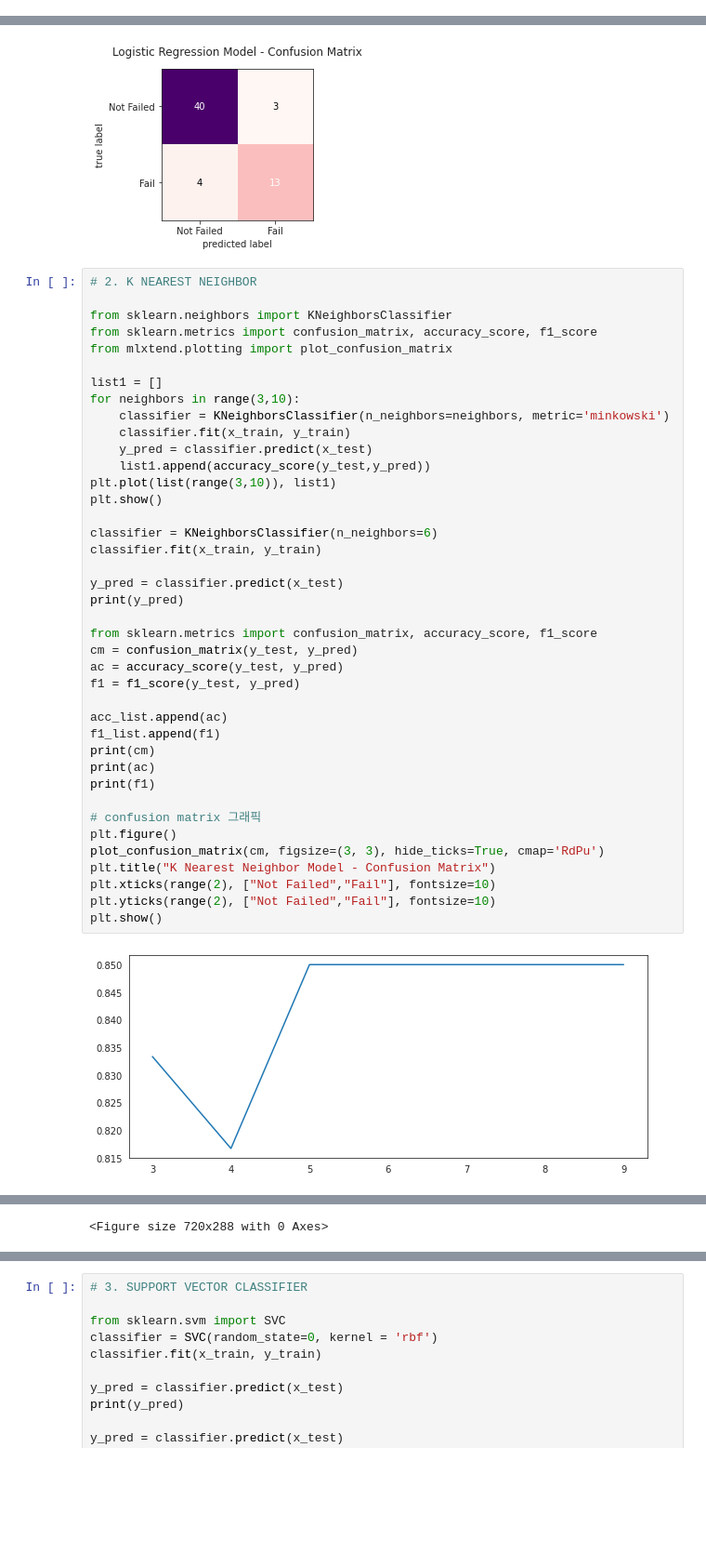
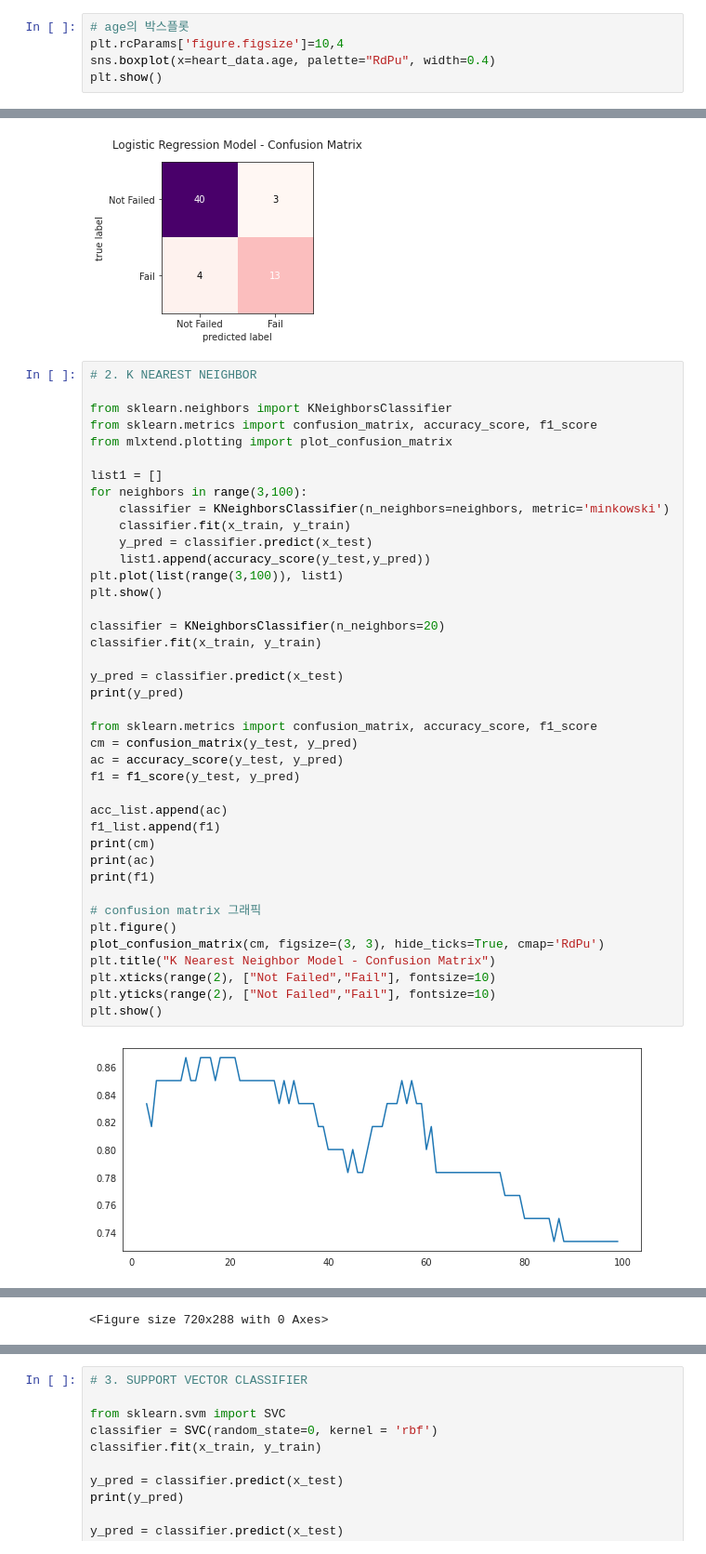
Before and after one commit to ggume/forgrad, a Jupyter notebook: for_grad.ipynb, the cells around one changed output, grey strips where cells are left out. Shown at 93% size. Saved outputs shown, nothing was run; the diff lists cells and outputs as text; blank space fills up the shorter version.

```diff
--- a/for_grad.ipynb
+++ b/for_grad.ipynb
@@ -188,3 +188,8 @@ sns.boxplot(x=heart_data.serum_creatinine, palette="RdPu", width=0.4)
 plt.show()
 # %% [output]
 [figure]
+# %%
+# age의 박스플롯
+plt.rcParams['figure.figsize']=10,4
+sns.boxplot(x=heart_data.age, palette="RdPu", width=0.4)
+plt.show()
@@ -420,37 +440,37 @@ from sklearn.metrics import confusion_matrix, accuracy_score, f1_score
 from mlxtend.plotting import plot_confusion_matrix
 
 list1 = []
-for neighbors in range(3,10):
+for neighbors in range(3,100):
     classifier = KNeighborsClassifier(n_neighbors=neighbors, metric='minkowski')
     classifier.fit(x_train, y_train)
     y_pred = classifier.predict(x_test)
     list1.append(accuracy_score(y_test,y_pred))
-plt.plot(list(range(3,10)), list1)
+plt.plot(list(range(3,100)), list1)
 plt.show()
 
-classifier = KNeighborsClassifier(n_neighbors=6)
+classifier = KNeighborsClassifier(n_neighbors=20)
 classifier.fit(x_train, y_train)
 
 y_pred = classifier.predict(x_test)
 print(y_pred)
 
 from sklearn.metrics import confusion_matrix, accuracy_score, f1_score
 cm = confusion_matrix(y_test, y_pred)
 ac = accuracy_score(y_test, y_pred)
 f1 = f1_score(y_test, y_pred)
 
 acc_list.append(ac)
 f1_list.append(f1)
 print(cm)
 print(ac)
 print(f1)
 
 # confusion matrix 그래픽
 plt.figure()
 plot_confusion_matrix(cm, figsize=(3, 3), hide_ticks=True, cmap='RdPu')
 plt.title("K Nearest Neighbor Model - Confusion Matrix")
 plt.xticks(range(2), ["Not Failed","Fail"], fontsize=10)
 plt.yticks(range(2), ["Not Failed","Fail"], fontsize=10)
 plt.show()
 # %% [output]
-[figure, old version]
+[figure, new version]
```
Also changed, not shown: parts of 7 cells of this notebook.
